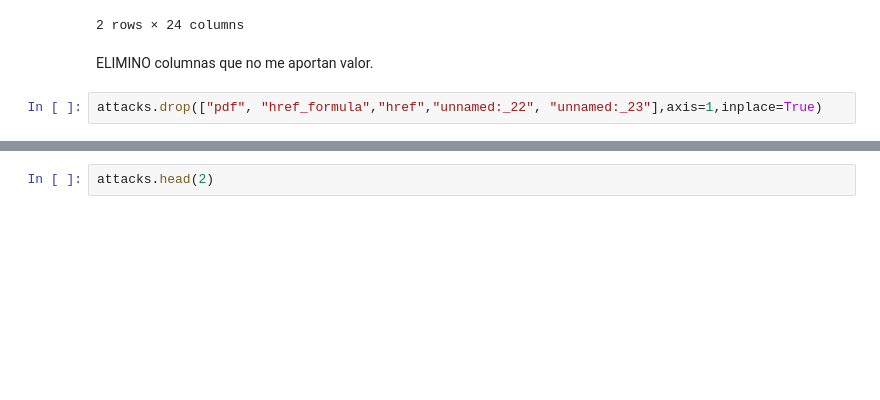
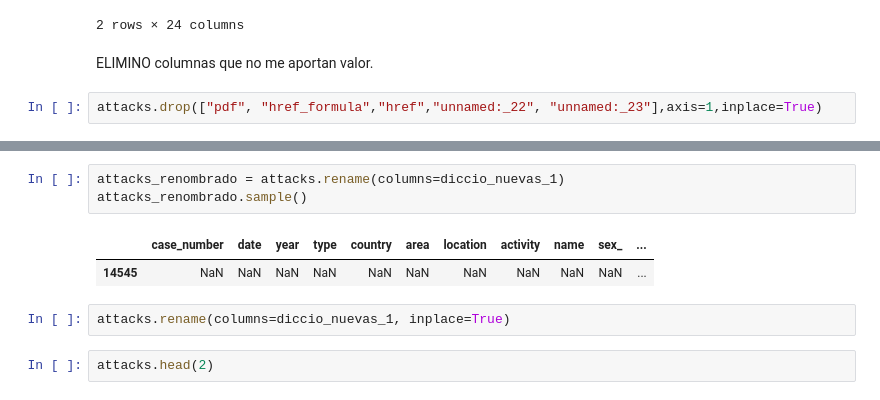
Before and after one commit to jesuschao/data-cleaning-pandas, a Jupyter notebook: your-code/clean.ipynb, the cells around one changed output, grey strips where cells are left out. Saved outputs shown, nothing was run; the diff lists cells and outputs as text; blank space fills up the shorter version.

```diff
--- a/your-code/clean.ipynb
+++ b/your-code/clean.ipynb
@@ -190,3 +224,11 @@ attacks.drop(["pdf", "href_formula","href","unnamed:_22", "unnamed:_23"],axis=1,
+# %%
+attacks_renombrado = attacks.rename(columns=diccio_nuevas_1)
+attacks_renombrado.sample()
+# %% [output]
+|  | case_number | date | year | type | country | area | location | activity | name | sex_ | ... |
+| 14545 | NaN | NaN | NaN | NaN | NaN | NaN | NaN | NaN | NaN | NaN | ... |
+# %%
+attacks.rename(columns=diccio_nuevas_1, inplace=True)
 # %%
 attacks.head(2)
 # %% [output]
```
Also changed, not shown: parts of 40 cells of this notebook, 5 other files.
